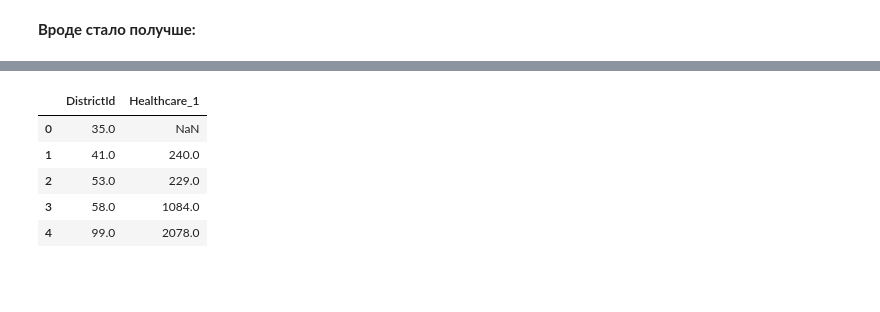
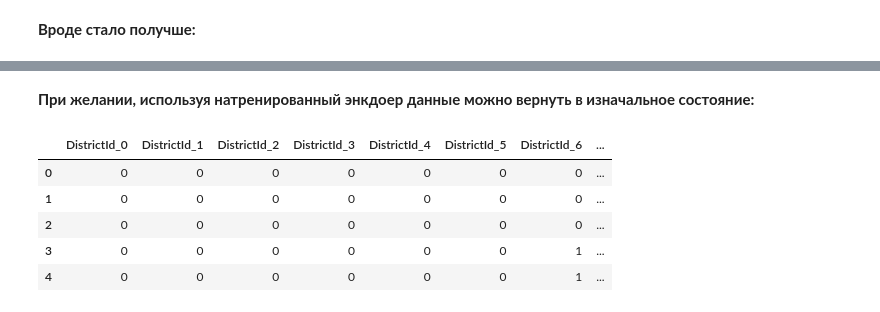
Before and after one commit to Bocharick/GeekBrains_AI_Python_for_data_science, a Jupyter notebook: CourseProject/cleanovik.ipynb, the cells around one changed output, grey strips where cells are left out. Cells and saved outputs as stored; diff of their text form; code cells hidden in the pictures; blank space fills up the shorter version.

```diff
--- a/CourseProject/cleanovik.ipynb
+++ b/CourseProject/cleanovik.ipynb
@@ -444,0 +615,2 @@ Index(['Id', 'DistrictId', 'Rooms', 'Square', 'LifeSquare', 'KitchenSquare',
+# %%
+tmp_concatenated_data = pd.concat([train_raw[train_raw.columns], test_raw_copy[train_raw.columns]])
@@ -444,0 +635,7 @@ Index(['Id', 'DistrictId', 'Rooms', 'Square', 'LifeSquare', 'KitchenSquare',
+# %%
+helthcare2_districtid_encoder = ce.BinaryEncoder(cols=['DistrictId','Helthcare_2'])
+# %%
+tmp_concatenated_data = helthcare2_districtid_encoder.fit_transform(tmp_concatenated_data)
+# %%
+train_raw_columns_order = train_raw.columns.tolist()
+train_raw = helthcare2_districtid_encoder.transform(train_raw)
@@ -445,9 +644,11 @@ Index(['Id', 'DistrictId', 'Rooms', 'Square', 'LifeSquare', 'KitchenSquare',
+# %% [markdown]
+**При желании, используя натренированный энкдоер данные можно вернуть в изначальное состояние:**
 # %%
-train_raw.loc[:, ['DistrictId','Healthcare_1']].head()
+train_raw.head(5)
 # %% [output]
-|  | DistrictId | Healthcare_1 |
-| 0 | 35.0 | NaN |
-| 1 | 41.0 | 240.0 |
-| 2 | 53.0 | 229.0 |
-| 3 | 58.0 | 1084.0 |
-| 4 | 99.0 | 2078.0 |
+|  | DistrictId_0 | DistrictId_1 | DistrictId_2 | DistrictId_3 | DistrictId_4 | DistrictId_5 | DistrictId_6 | ... |
+| 0 | 0 | 0 | 0 | 0 | 0 | 0 | 0 | ... |
+| 1 | 0 | 0 | 0 | 0 | 0 | 0 | 0 | ... |
+| 2 | 0 | 0 | 0 | 0 | 0 | 0 | 0 | ... |
+| 3 | 0 | 0 | 0 | 0 | 0 | 0 | 1 | ... |
+| 4 | 0 | 0 | 0 | 0 | 0 | 0 | 1 | ... |
```
Also changed, not shown: parts of 184 cells of this notebook, 5 other files.
